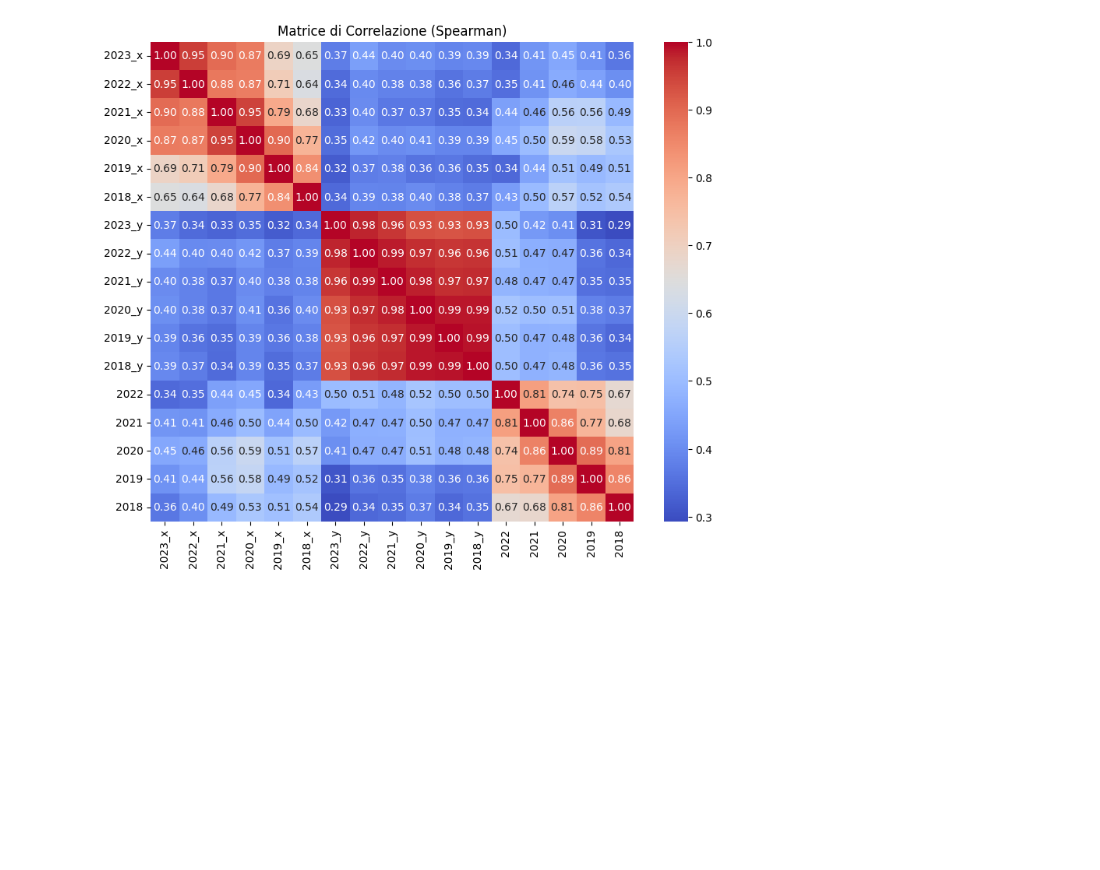
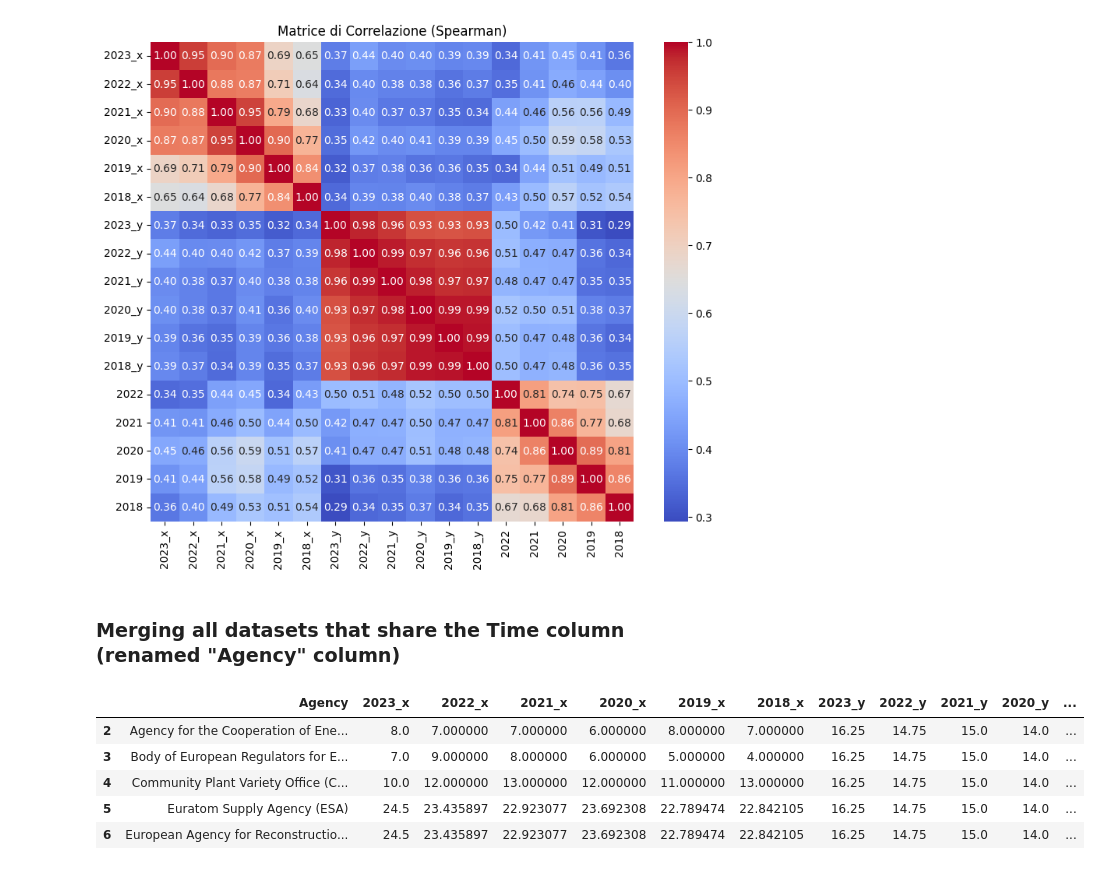
Before and after one commit to alicepicco333/wipEU, a Jupyter notebook: technical_analysis/geomashup.ipynb, the cells around one changed output. Cells and saved outputs as stored; diff of their text form; code cells hidden in the pictures; blank space fills up the shorter version.

```diff
--- a/technical_analysis/geomashup.ipynb
+++ b/technical_analysis/geomashup.ipynb
@@ -228,3 +231,31 @@ plt.title('Matrice di Correlazione (Spearman)')
 plt.show()
 # %% [output]
 [figure]
+# %% [markdown]
+### Merging all datasets that share the Time column (renamed "Agency" column)
+# %%
+#public administration
+#european court
+#european finance
+
+df_public_adm_women = df_public_adm_women.rename(columns={"Time":"Agency"})
+df_women_european_court = df_women_european_court.rename(columns={"Time":"Agency"})
+df_european_financial_institutions_women = df_european_financial_institutions_women.rename(columns={"Time":"Agency"})
+
+
+df_public_adm_women, df_women_european_court, df_european_financial_institutions_women = column_remove(df_public_adm_women, df_women_european_court, df_european_financial_institutions_women)
+df_public_adm_women, df_women_european_court, df_european_financial_institutions_women = force_to_numeric(df_public_adm_women, df_women_european_court, df_european_financial_institutions_women)
+# print(df_public_adm_women.head())
+# print(df_european_financial_institutions_women.head())
+# print(df_women_european_court.head())
+merged_df2 = pd.merge(df_public_adm_women, df_women_european_court, on="Agency", how='outer')
+merged_df_final2 = pd.merge(merged_df2, df_european_financial_institutions_women, on="Agency", how="outer") #nella manipolazione dati abbiamo deciso di introdurre lo 0 al posto di NaN
+merged_df_final2 = merged_df_final2.drop(merged_df_final2.index[[0, 1]]).fillna(merged_df_final2.mean())
+merged_df_final2.head()
+# %% [output]
+|  | Agency | 2023_x | 2022_x | 2021_x | 2020_x | 2019_x | 2018_x | 2023_y | 2022_y | 2021_y | 2020_y | ... |
+| 2 | Agency for the Cooperation of Ene... | 8.0 | 7.000000 | 7.000000 | 6.000000 | 8.000000 | 7.000000 | 16.25 | 14.75 | 15.0 | 14.0 | ... |
+| 3 | Body of European Regulators for E... | 7.0 | 9.000000 | 8.000000 | 6.000000 | 5.000000 | 4.000000 | 16.25 | 14.75 | 15.0 | 14.0 | ... |
+| 4 | Community Plant Variety Office (C... | 10.0 | 12.000000 | 13.000000 | 12.000000 | 11.000000 | 13.000000 | 16.25 | 14.75 | 15.0 | 14.0 | ... |
+| 5 | Euratom Supply Agency (ESA) | 24.5 | 23.435897 | 22.923077 | 23.692308 | 22.789474 | 22.842105 | 16.25 | 14.75 | 15.0 | 14.0 | ... |
+| 6 | European Agency for Reconstructio... | 24.5 | 23.435897 | 22.923077 | 23.692308 | 22.789474 | 22.842105 | 16.25 | 14.75 | 15.0 | 14.0 | ... |
```
Also changed, not shown: parts of 13 cells of this notebook.
